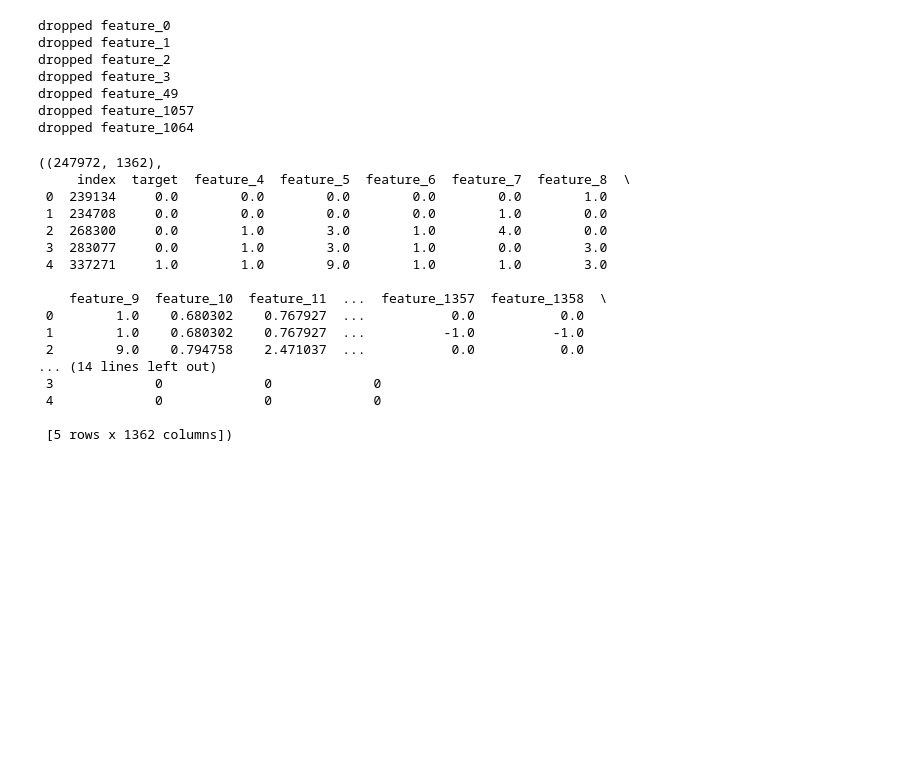
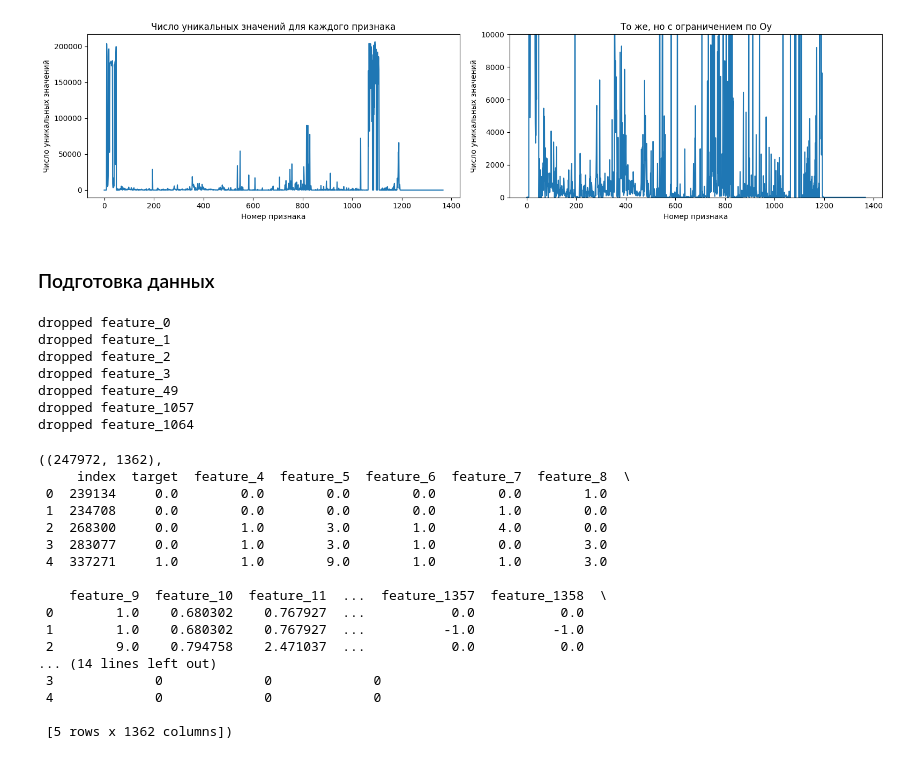
Before and after one commit to medlopi/ml-project-adaai_VK_predict_hackathon, a Jupyter notebook: notebooks/baseline.ipynb, the cells around one changed output. Drawn from its saved outputs; the diff is of its cells as text; code cells hidden in the pictures; blank space fills up the shorter version.

Commit message:
Add optuna hyperparameters optimization, Add more charts and tables

```diff
--- a/notebooks/baseline.ipynb
+++ b/notebooks/baseline.ipynb
@@ -129,0 +85,16 @@ None
+# %%
+feature_cols = [col for col in train_df.columns if col not in ["index", "target"]]
+
+feature_stats = pd.DataFrame({
+    "feature_num": [int(col.split("_")[-1]) for col in feature_cols],
+    "n_unique": [train_df[col].nunique() for col in feature_cols],
+    "n_missing": [train_df[col].isna().sum() for col in feature_cols],
+    "top_freq_ratio": [
+        train_df[col].value_counts(normalize=True, dropna=False).iloc[0]
+        for col in feature_cols
+    ],
+})
+
+feature_stats = feature_stats.sort_values("feature_num").reset_index(drop=True)
+
+feature_stats.head(5)
@@ -130,2 +108,22 @@ None
+# %%
+fig, ax = plt.subplots(1, 2, figsize=(16, 4), sharey=False)
+
+ax[0].plot(feature_stats["feature_num"], feature_stats["n_unique"])
+ax[0].set_xlabel("Номер признака")
+ax[0].set_ylabel("Число уникальных значений")
+ax[0].set_title("Число уникальных значений для каждого признака")
+
+ax[1].plot(feature_stats["feature_num"], feature_stats["n_unique"])
+ax[1].set_xlabel("Номер признака")
+ax[1].set_ylabel("Число уникальных значений")
+ax[1].set_title("То же, но с ограничением по Oy")
+ax[1].set_ylim(0, 10_000)
+
+plt.tight_layout()
+plt.show()
+# %% [output]
+[figure, added]
+# %% [markdown]
+### Подготовка данных
 # %%
 train_df = train_df.drop_duplicates()
```
Also changed, not shown: parts of 35 cells of this notebook.
